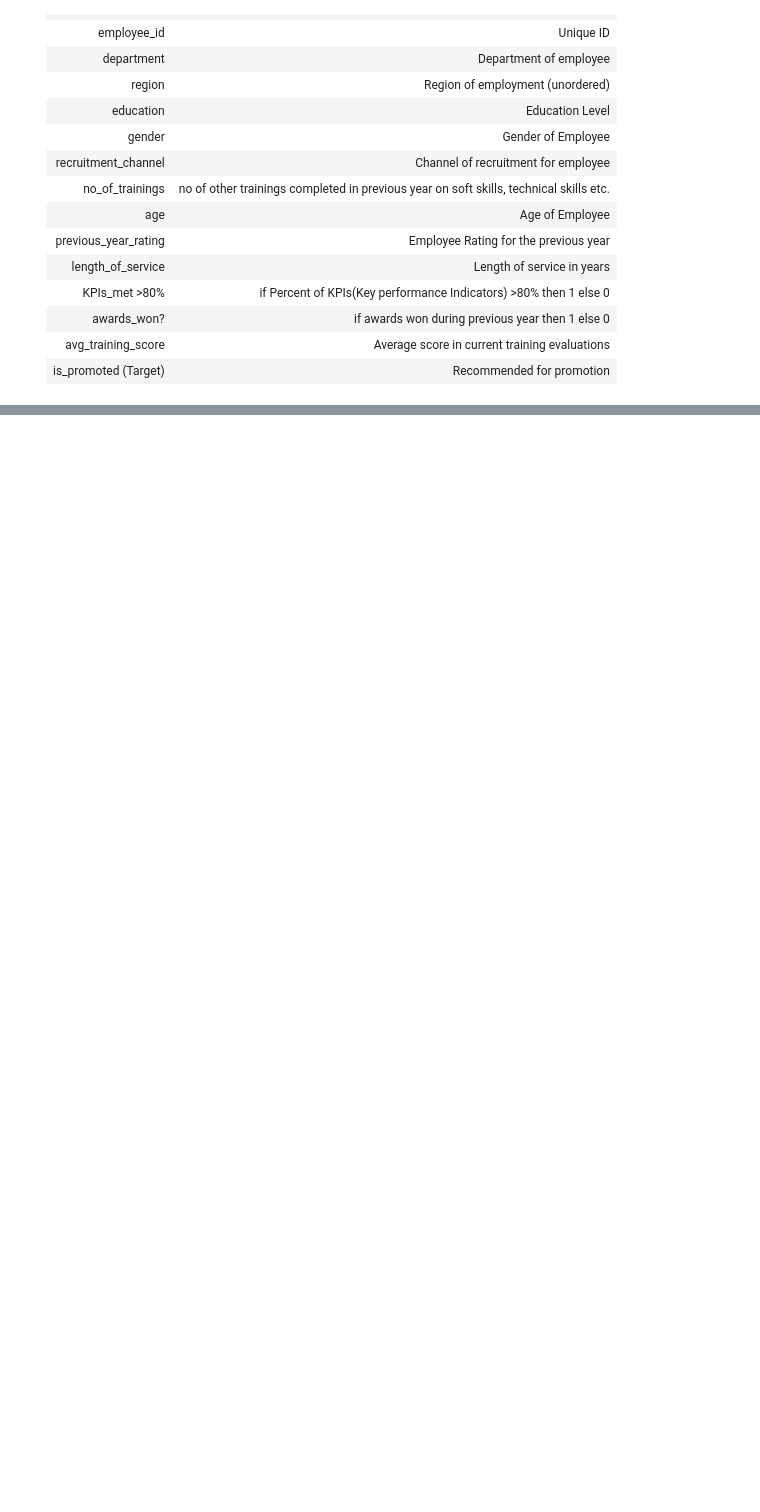
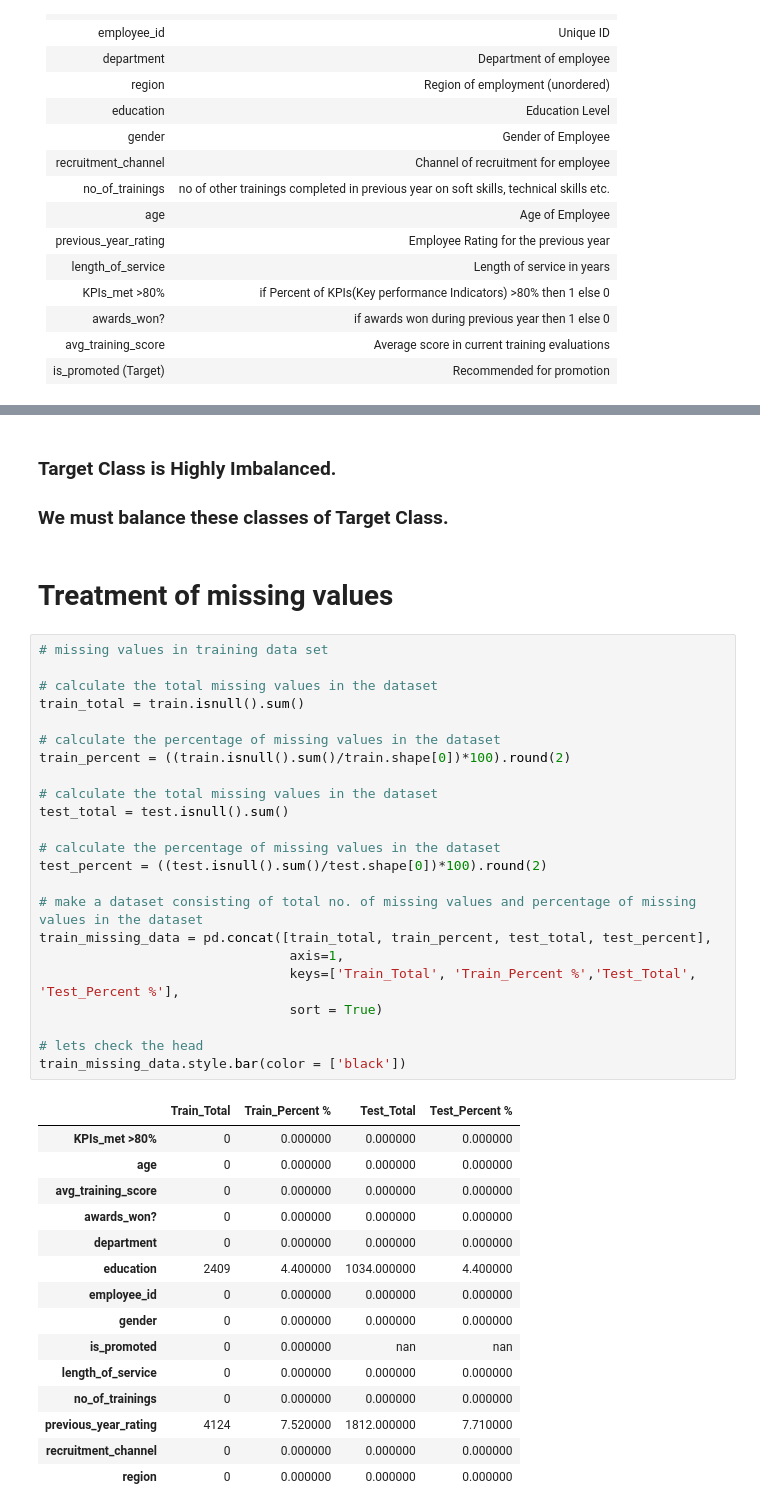
Before and after one commit to TheGithubMafia/TheGithubMafia_696efe54-1b30-40dd-8360-9a2944268894, a Jupyter notebook: Promotion.ipynb, the cells around one changed output, grey strips where cells are left out. Cells and saved outputs as stored; diff of their text form; blank space fills up the shorter version.

```diff
--- a/Promotion.ipynb
+++ b/Promotion.ipynb
@@ -190,0 +278,44 @@ test.tail()
+# %% [markdown]
+### Target Class is Highly Imbalanced.
+### We must balance these classes of Target Class.
+# %% [markdown]
+# Treatment of missing values
+# %%
+# missing values in training data set
+
+# calculate the total missing values in the dataset
+train_total = train.isnull().sum()
+
+# calculate the percentage of missing values in the dataset
+train_percent = ((train.isnull().sum()/train.shape[0])*100).round(2)
+
+# calculate the total missing values in the dataset
+test_total = test.isnull().sum()
+
+# calculate the percentage of missing values in the dataset
+test_percent = ((test.isnull().sum()/test.shape[0])*100).round(2)
+
+# make a dataset consisting of total no. of missing values and percentage of missing values in the dataset
+train_missing_data = pd.concat([train_total, train_percent, test_total, test_percent],
+                                axis=1,
+                                keys=['Train_Total', 'Train_Percent %','Test_Total', 'Test_Percent %'],
+                                sort = True)
+
+# lets check the head
+train_missing_data.style.bar(color = ['black'])
+# %% [output]
+|  | Train_Total | Train_Percent % | Test_Total | Test_Percent % |
+| KPIs_met >80% | 0 | 0.000000 | 0.000000 | 0.000000 |
+| age | 0 | 0.000000 | 0.000000 | 0.000000 |
+| avg_training_score | 0 | 0.000000 | 0.000000 | 0.000000 |
+| awards_won? | 0 | 0.000000 | 0.000000 | 0.000000 |
+| department | 0 | 0.000000 | 0.000000 | 0.000000 |
+| education | 2409 | 4.400000 | 1034.000000 | 4.400000 |
+| employee_id | 0 | 0.000000 | 0.000000 | 0.000000 |
+| gender | 0 | 0.000000 | 0.000000 | 0.000000 |
+| is_promoted | 0 | 0.000000 | nan | nan |
+| length_of_service | 0 | 0.000000 | 0.000000 | 0.000000 |
+| no_of_trainings | 0 | 0.000000 | 0.000000 | 0.000000 |
+| previous_year_rating | 4124 | 7.520000 | 1812.000000 | 7.710000 |
+| recruitment_channel | 0 | 0.000000 | 0.000000 | 0.000000 |
+| region | 0 | 0.000000 | 0.000000 | 0.000000 |
```
Also changed, not shown: parts of 13 cells of this notebook.
